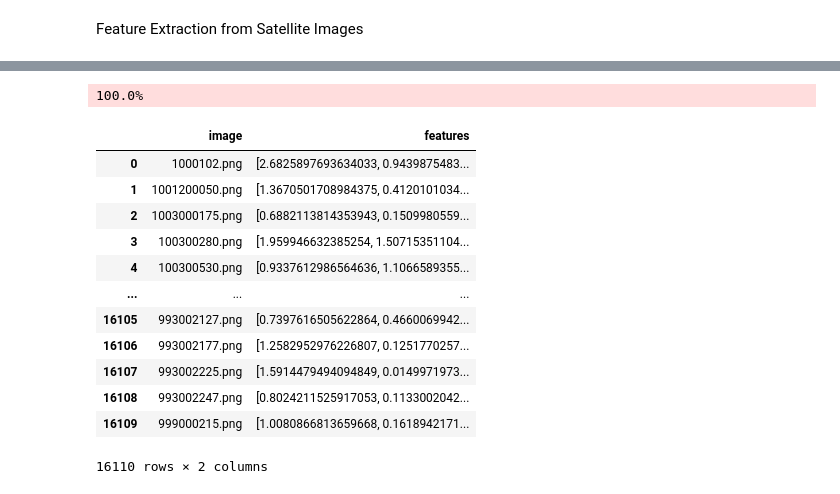
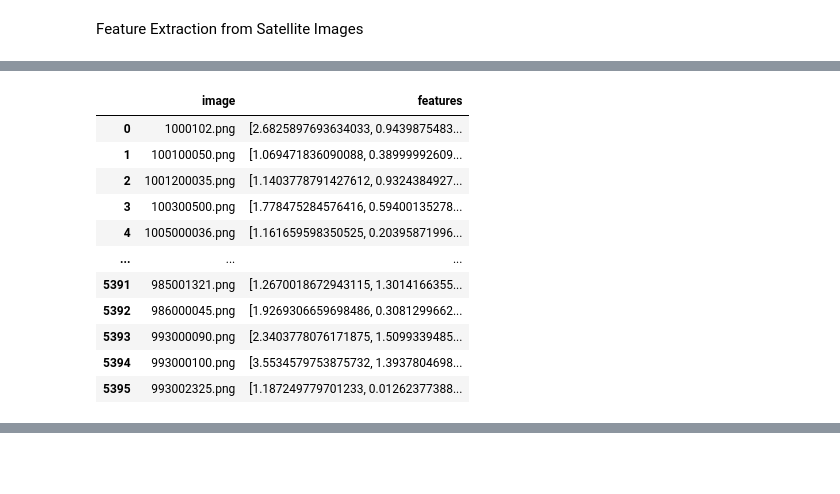
Before and after one commit to FlyingDragon112/Real-Estate-CNN, a Jupyter notebook: preprocessing.ipynb, the cells around one changed output, grey strips where cells are left out. Cells and saved outputs as stored; diff of their text form; code cells hidden in the pictures; blank space fills up the shorter version.

```diff
--- a/preprocessing.ipynb
+++ b/preprocessing.ipynb
@@ -194,32 +194,44 @@ import pandas as pd
 model = models.resnet18(pretrained=True)
 model = torch.nn.Sequential(*(list(model.children())[:-1]))
 model.eval()
 
 transform = transforms.Compose([
     transforms.Resize((224, 224)),
     transforms.ToTensor(),
     transforms.Normalize(
         mean=[0.485, 0.456, 0.406],
         std=[0.229, 0.224, 0.225]
     )
 ])
 
-image_folder = "images"
+image_folder = "test_images"
 features = []
 
 for fname in os.listdir(image_folder):
     if fname.lower().endswith(('.png', '.jpg', '.jpeg')):
         img_path = os.path.join(image_folder, fname)
         img = Image.open(img_path).convert('RGB')
         x = transform(img).unsqueeze(0)
         with torch.no_grad():
             feat = model(x).squeeze().numpy()
         features.append({
             "image": fname,
             "features": feat.flatten().tolist()
         })
 
 features_df = pd.DataFrame(features)
 display(features_df)
-features_df.to_csv("cnn_image_features_pytorch.csv", index=False)
+features_df.to_csv("cnn_test_image_features_pytorch.csv", index=False)
 # %% [output]
+|  | image | features |
+| 0 | 1000102.png | [2.6825897693634033, 0.9439875483... |
+| 1 | 100100050.png | [1.069471836090088, 0.38999992609... |
+| 2 | 1001200035.png | [1.1403778791427612, 0.9324384927... |
+| 3 | 100300500.png | [1.778475284576416, 0.59400135278... |
+| 4 | 1005000036.png | [1.161659598350525, 0.20395871996... |
+| ... | ... | ... |
+| 5391 | 985001321.png | [1.2670018672943115, 1.3014166355... |
+| 5392 | 986000045.png | [1.9269306659698486, 0.3081299662... |
+| 5393 | 993000090.png | [2.3403778076171875, 1.5099339485... |
+| 5394 | 993000100.png | [3.5534579753875732, 1.3937804698... |
+| 5395 | 993002325.png | [1.187249779701233, 0.01262377388... |
@@ -227,14 +238,0 @@ Downloading: "https://download.pytorch.org/models/resnet18-f37072fd.pth" to C:\U
-100.0%
-|  | image | features |
-| 0 | 1000102.png | [2.6825897693634033, 0.9439875483... |
-| 1 | 1001200050.png | [1.3670501708984375, 0.4120101034... |
-| 2 | 1003000175.png | [0.6882113814353943, 0.1509980559... |
-| 3 | 100300280.png | [1.959946632385254, 1.50715351104... |
-| 4 | 100300530.png | [0.9337612986564636, 1.1066589355... |
-| ... | ... | ... |
-| 16105 | 993002127.png | [0.7397616505622864, 0.4660069942... |
-| 16106 | 993002177.png | [1.2582952976226807, 0.1251770257... |
-| 16107 | 993002225.png | [1.5914479494094849, 0.0149971973... |
-| 16108 | 993002247.png | [0.8024211525917053, 0.1133002042... |
-| 16109 | 999000215.png | [1.0080866813659668, 0.1618942171... |
-16110 rows × 2 columns
```
Also changed, not shown: parts of 3 cells of this notebook, 2 other files.
